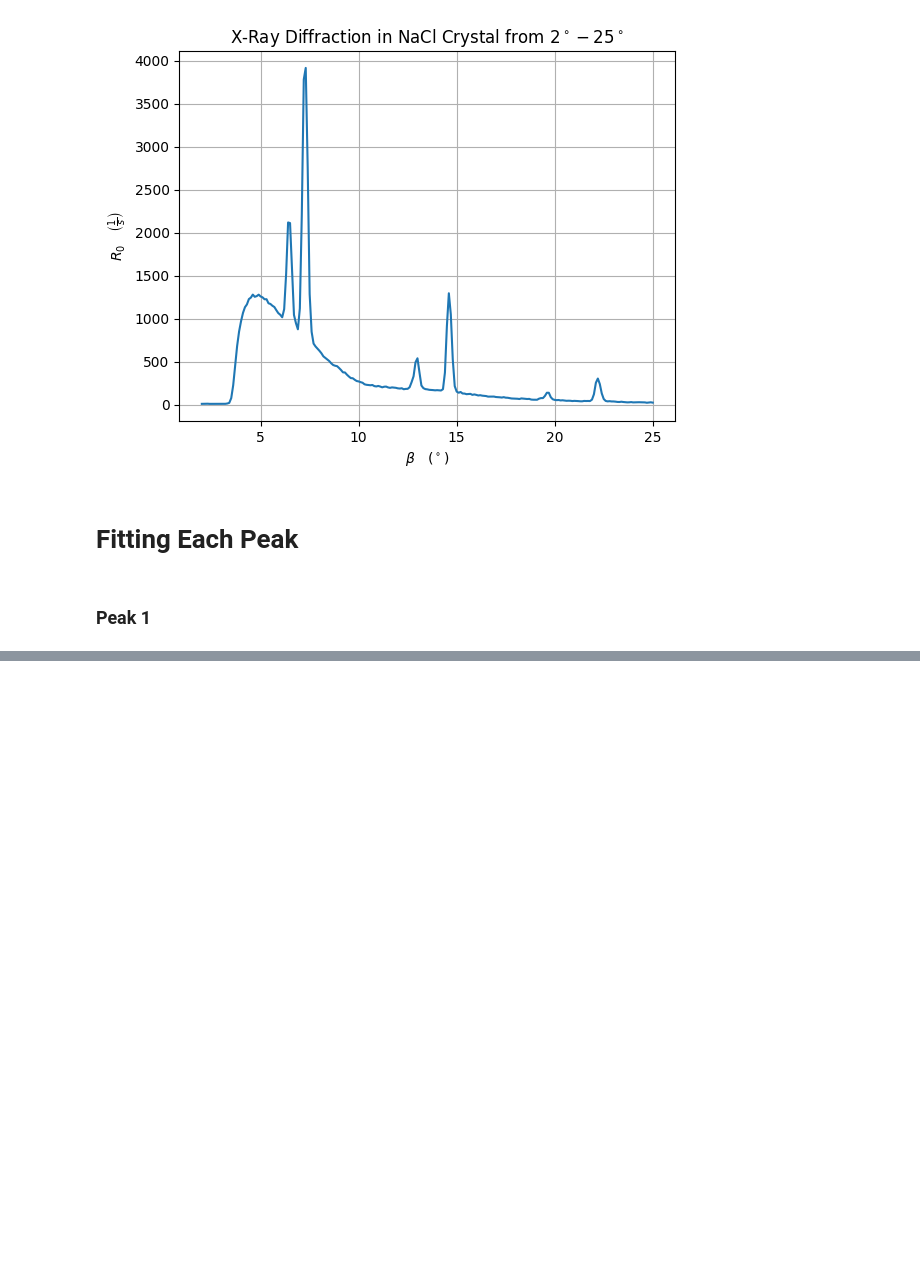
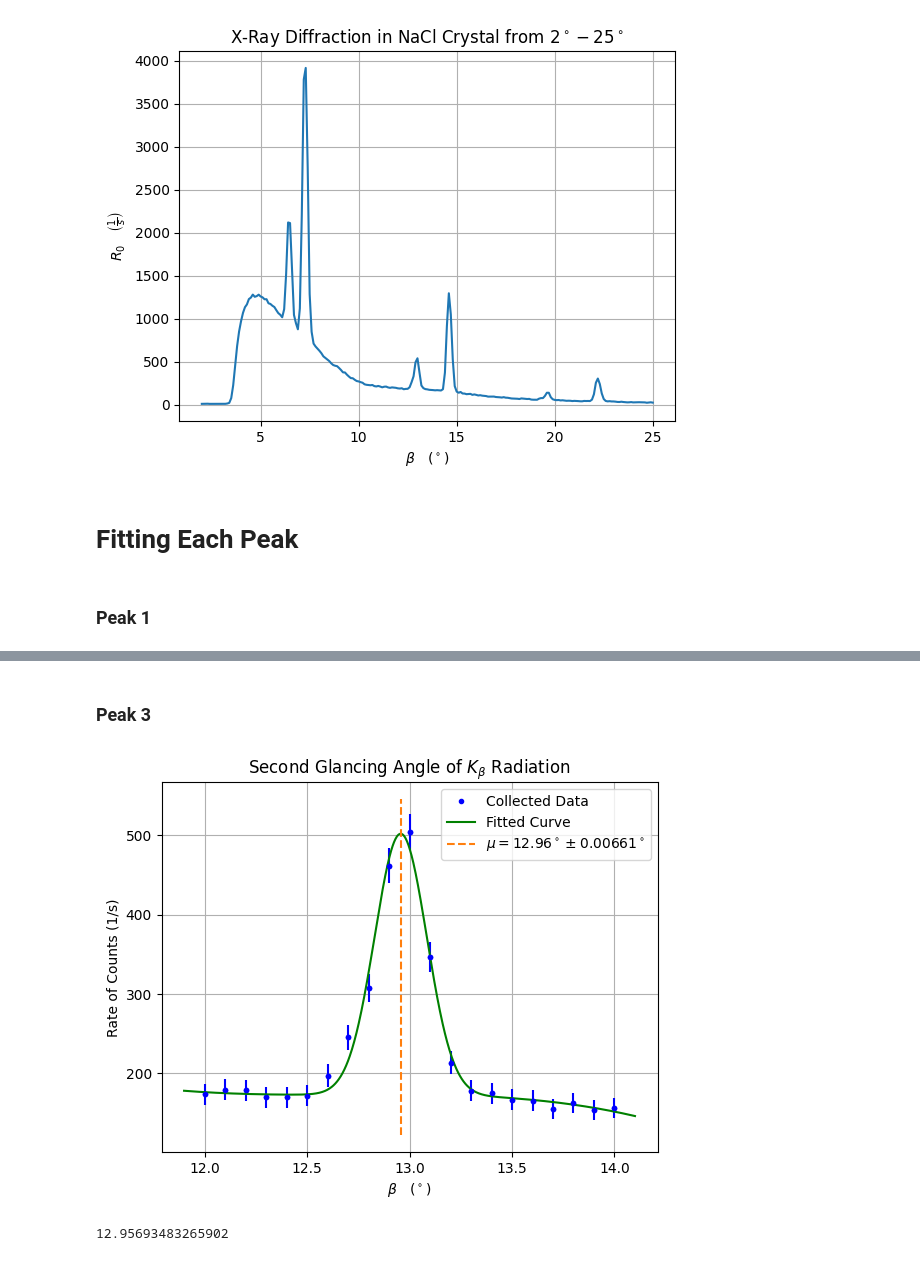
Before and after one commit to KaleStahl/PHYS-506---Advanced-Lab, a Jupyter notebook: Lab 1 - X-Ray Diffraction/Data/X-ray Data Analysis.ipynb, the cells around one changed output, grey strips where cells are left out. Saved outputs shown, nothing was run; the diff lists cells and outputs as text; code cells hidden in the pictures; blank space fills up the shorter version.

```diff
--- a/Lab 1 - X-Ray Diffraction/Data/X-ray Data Analysis.ipynb
+++ b/Lab 1 - X-Ray Diffraction/Data/X-ray Data Analysis.ipynb
@@ -68,0 +96,15 @@ plt.plot(peak_beta, fitPeak(peak_beta, *peakParams[0]), "b-")
+# %% [markdown]
+### Peak 3
+# %%
+data3 = pandas.read_csv('Peak 3.csv')
+
+angle3 = np.array(data3['angle'])
+#angle3 = angle3[:-6]
+
+rate3 = np.array(data3['rate'])
+#rate3 = rate3[:-6]
+
+print(findPeakCenter(angle3, rate3, [12.5, 13.3], 3, r"Second Glancing Angle of $K_\beta$ Radiation"))
+# %% [output]
+[figure, added]
+12.95693483265902
```
Also changed, not shown: parts of 13 cells of this notebook, 7 other files.
